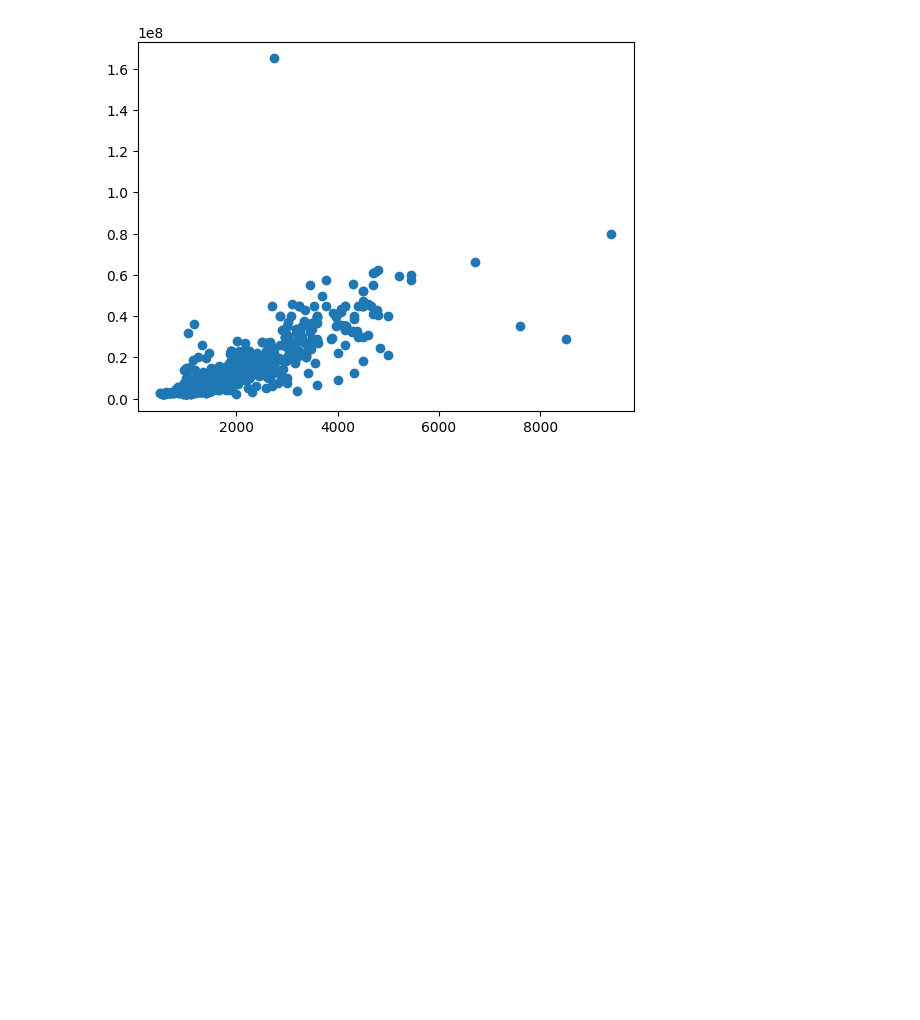
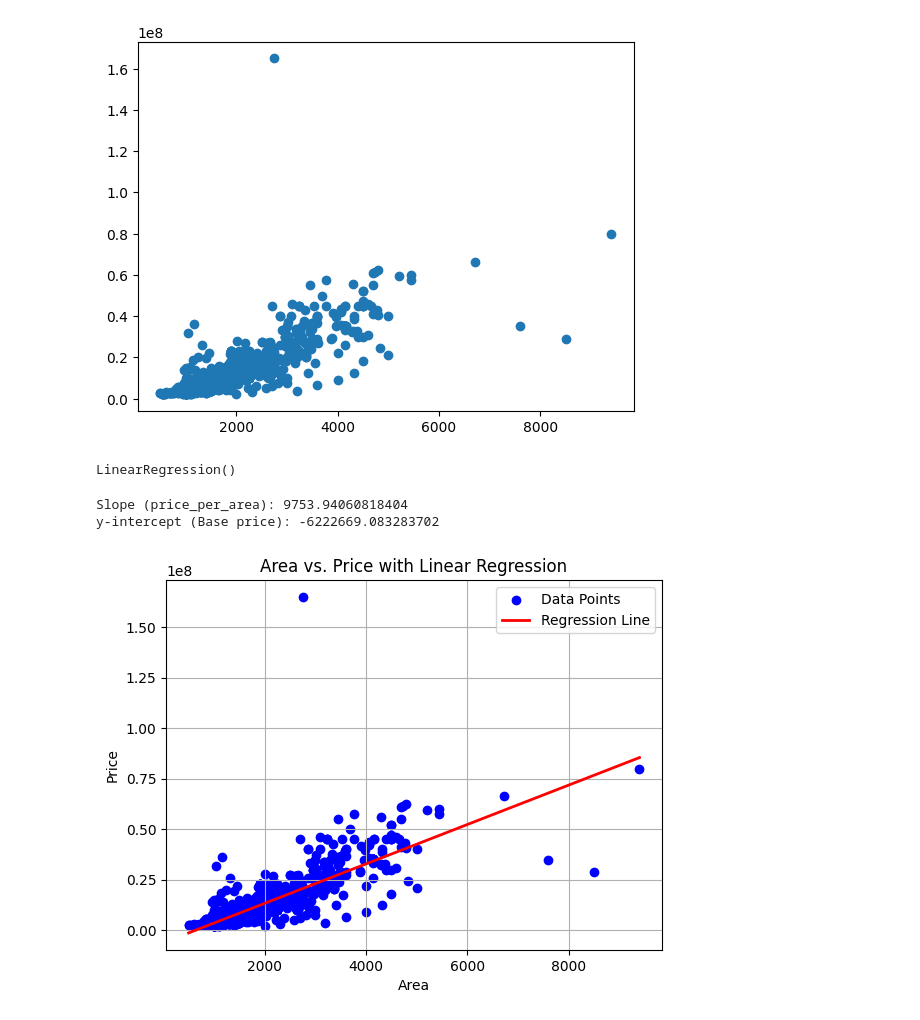
Before and after one commit to JayZeus999/Math-For-ML, a Jupyter notebook: Grokking-ML/linear-regression.ipynb, the cells around one changed output. Drawn from its saved outputs; the diff is of its cells as text; code cells hidden in the pictures; blank space fills up the shorter version.

Commit message:
Predict prices for a range of Area values to plot the regression line

```diff
--- a/Grokking-ML/linear-regression.ipynb
+++ b/Grokking-ML/linear-regression.ipynb
@@ -240,3 +240,43 @@ plt.scatter(data["Area"], data["Price"])
 # %% [output]
 <matplotlib.collections.PathCollection at 0x...>
 [figure]
+# %%
+# Extract features (X) and target (y)
+X = data[['Area']]  # Feature: Area
+y = data['Price']  # Target: Price
+
+# Create a Linear Regression model
+simple_model = LinearRegression()
+
+# Fit the model to the data
+simple_model.fit(X, y)
+# %% [output]
+LinearRegression()
+# %%
+print(f"Slope (price_per_area): {simple_model.coef_[0]}")   # coefficient of Area
+print(f"y-intercept (Base price): {simple_model.intercept_}")
+# %% [output]
+Slope (price_per_area): 9753.94060818404
+y-intercept (Base price): -6222669.083283702
+# %%
+# Predict prices for a range of Area values to plot the regression line
+area_range = np.linspace(X.min(), X.max(), 100).reshape(-1, 1)
+predicted_prices = simple_model.predict(area_range)
+
+# Plot the original data points
+plt.scatter(X, y, color='blue', label='Data Points')
+
+# Plot the regression line
+plt.plot(area_range, predicted_prices, color='red', linewidth=2, label='Regression Line')
+
+# Add labels and title
+plt.xlabel('Area')
+plt.ylabel('Price')
+plt.title('Area vs. Price with Linear Regression')
+plt.legend()
+
+# Show the plot
+plt.grid(True)
+plt.show()
+# %% [output]
+[figure, added]
```
